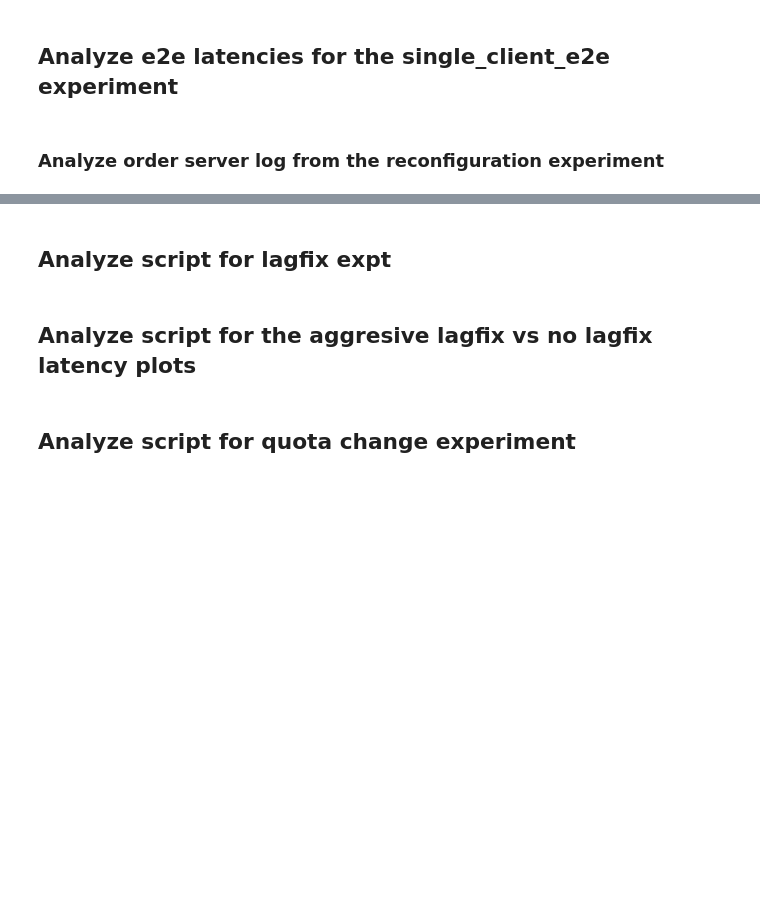
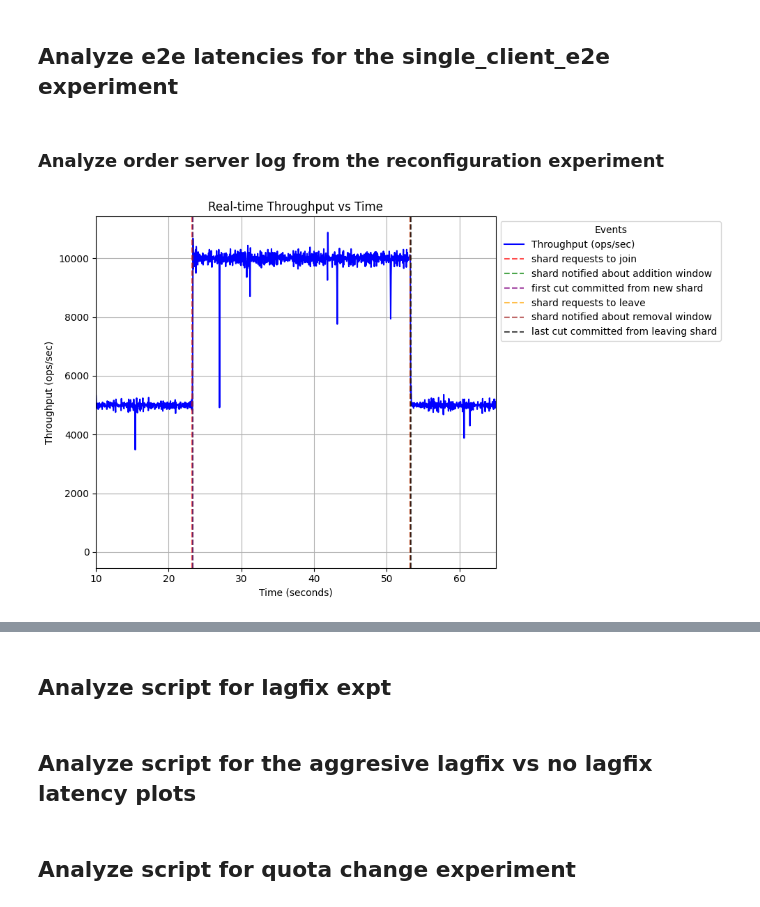
Before and after one commit to dassl-uiuc/speclog-artifact, a Jupyter notebook: benchmarking/scripts/analyze.ipynb, the cells around one changed output, grey strips where cells are left out. Cells and saved outputs as stored; diff of their text form; code cells hidden in the pictures; blank space fills up the shorter version.

Commit message:
scripts for reconfig analysis

```diff
--- a/benchmarking/scripts/analyze.ipynb
+++ b/benchmarking/scripts/analyze.ipynb
@@ -191,7 +191,7 @@ import matplotlib.pyplot as plt
 from datetime import datetime
 
 # File path
-log_file = "../results/reconfig_1000/order-0.log"
+log_file = "../results/reconfig_800_speclog/order-0.log"
 
 # Regex patterns
 tput_pattern = r"\[real-time tput\]: (\d+) ops/sec"
@@ -252,35 +252,37 @@ plt.grid()
 
 # Event times
 shard_join_request = (datetime.strptime(shard_join_request[0], "%H:%M:%S.%f") - start_time).total_seconds()
 shard_notified_to_be_added_time = (datetime.strptime(shard_notified_to_be_added[0], "%H:%M:%S.%f") - start_time).total_seconds()
 first_cut_committed_time = (datetime.strptime(first_cut_committed[0], "%H:%M:%S.%f") - start_time).total_seconds()
 shard_leave_request_time = (datetime.strptime(shard_leave_request[0], "%H:%M:%S.%f") - start_time).total_seconds()
 shard_notified_to_be_removed_time = (datetime.strptime(shard_notified_to_be_removed[0], "%H:%M:%S.%f") - start_time).total_seconds()
 last_cut_committed_time = (datetime.strptime(last_cut_committed[0], "%H:%M:%S.%f") - start_time).total_seconds()
 
 # Add vertical lines for events
 plt.axvline(shard_join_request, color="red", linestyle="--", alpha=0.7, label="shard requests to join")
 plt.axvline(shard_notified_to_be_added_time, color="green", linestyle="--", alpha=0.7, label="shard notified about addition window")
 plt.axvline(first_cut_committed_time, color="purple", linestyle="--", alpha=0.7, label="first cut committed from new shard")
 plt.axvline(shard_leave_request_time, color="orange", linestyle="--", alpha=0.7, label="shard requests to leave")
 plt.axvline(shard_notified_to_be_removed_time, color="brown", linestyle="--", alpha=0.7, label="shard notified about removal window")
 plt.axvline(last_cut_committed_time, color="black", linestyle="--", alpha=0.7, label="last cut committed from leaving shard")
 
 # Zoom in to the relevant range (adjust as needed)
-plt.xlim(22.8, 23.5)
-# plt.xlim(10, 65)
+# plt.xlim(22, 24)
+plt.xlim(10, 65)
 # plt.xlim(51, 55)
 
 # Add legend outside the plot area
 plt.legend(loc='upper left', bbox_to_anchor=(1, 1), title="Events")
 
 # Adjust layout to ensure the legend doesn't overlap with the plot
 plt.tight_layout()
 
 # Save the plot
 plt.savefig("adding_reconfig_throughput_annotated.png", dpi=600)
 
 plt.show()
+# %% [output]
+[figure, added]
 # %%
 ## Analyze latencies for lagfix experiment
 import pandas as pd
```
Also changed, not shown: parts of 1 cell of this notebook, 1 other file.
